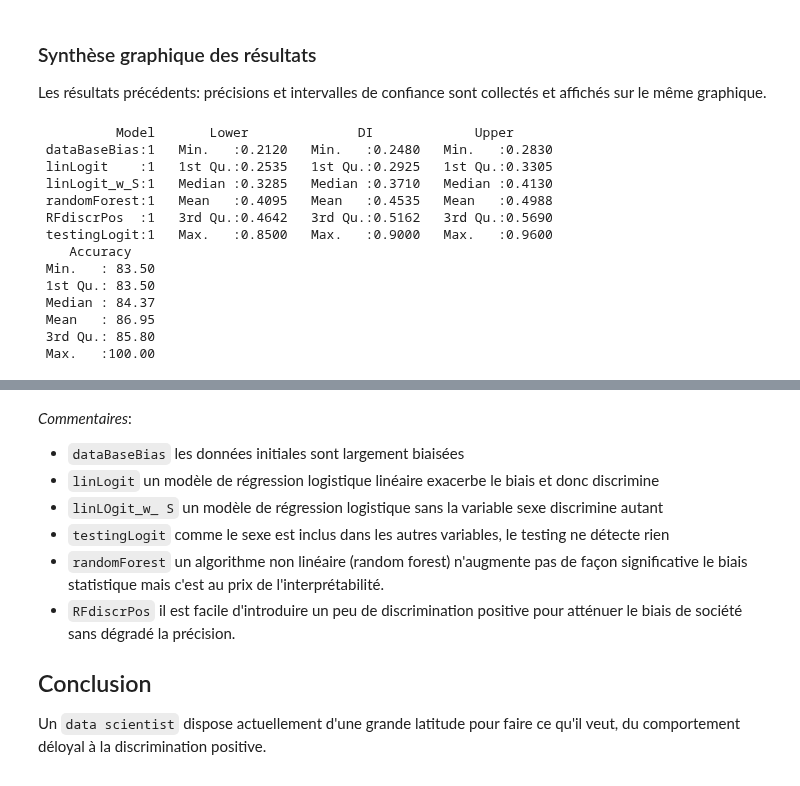
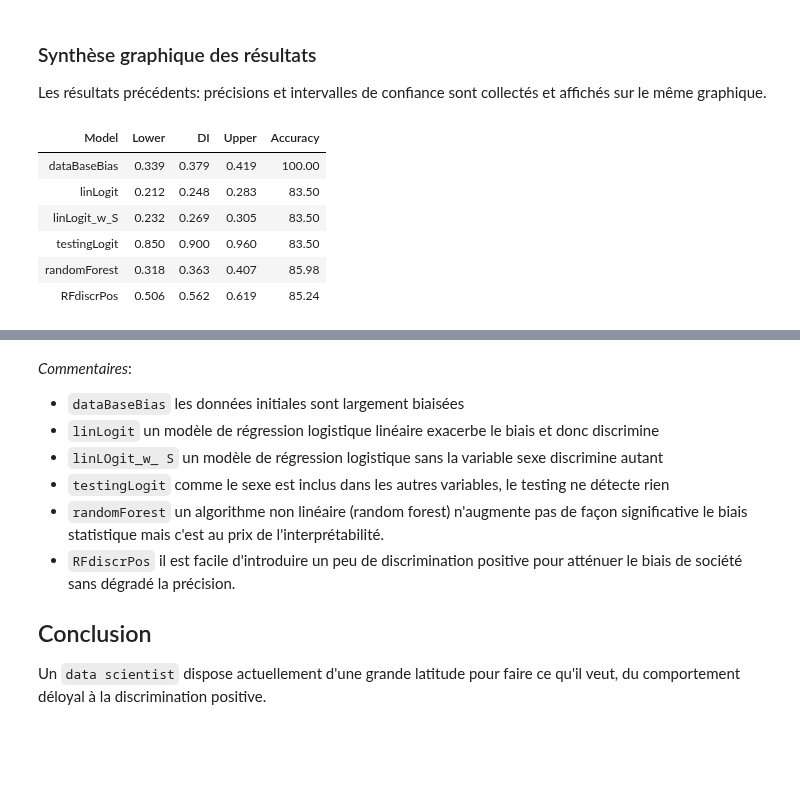
Before and after one commit to wikistat/Fair-ML-4-Ethical-AI, a Jupyter notebook: AdultCensus/AdultCensus-R-biasDetection.ipynb, the cells around one changed output, grey strips where cells are left out. Cells and saved outputs as stored; diff of their text form; code cells hidden in the pictures; blank space fills up the shorter version.

```diff
--- a/AdultCensus/AdultCensus-R-biasDetection-1.ipynb
+++ b/AdultCensus/AdultCensus-R-biasDetection.ipynb
@@ -856,22 +880,15 @@ round(dispImp(daTestFM[,"sex"],as.factor(yHatFMrfDP)),3)
 Les résultats précédents: précisions et intervalles de confiance sont collectés et affichés sur le même graphique.
 # %%
 diAlgos=read.table("diVSalgos-red.txt",header=T)
-summary(diAlgos)
+diAlgos
 # %% [output]
-          Model       Lower              DI             Upper
- dataBaseBias:1   Min.   :0.2120   Min.   :0.2480   Min.   :0.2830
- linLogit    :1   1st Qu.:0.2535   1st Qu.:0.2925   1st Qu.:0.3305
- linLogit_w_S:1   Median :0.3285   Median :0.3710   Median :0.4130
- randomForest:1   Mean   :0.4095   Mean   :0.4535   Mean   :0.4988
- RFdiscrPos  :1   3rd Qu.:0.4642   3rd Qu.:0.5162   3rd Qu.:0.5690
- testingLogit:1   Max.   :0.8500   Max.   :0.9000   Max.   :0.9600
-    Accuracy
- Min.   : 83.50
- 1st Qu.: 83.50
- Median : 84.37
- Mean   : 86.95
- 3rd Qu.: 85.80
- Max.   :100.00
+| Model | Lower | DI | Upper | Accuracy |
+| dataBaseBias | 0.339 | 0.379 | 0.419 | 100.00 |
+| linLogit | 0.212 | 0.248 | 0.283 | 83.50 |
+| linLogit_w_S | 0.232 | 0.269 | 0.305 | 83.50 |
+| testingLogit | 0.850 | 0.900 | 0.960 | 83.50 |
+| randomForest | 0.318 | 0.363 | 0.407 | 85.98 |
+| RFdiscrPos | 0.506 | 0.562 | 0.619 | 85.24 |
 # %%
 library(Publish)
 options(repr.plot.width=10, repr.plot.height=5)
```
Also changed, not shown: parts of 5 cells of this notebook, 5 other files.
